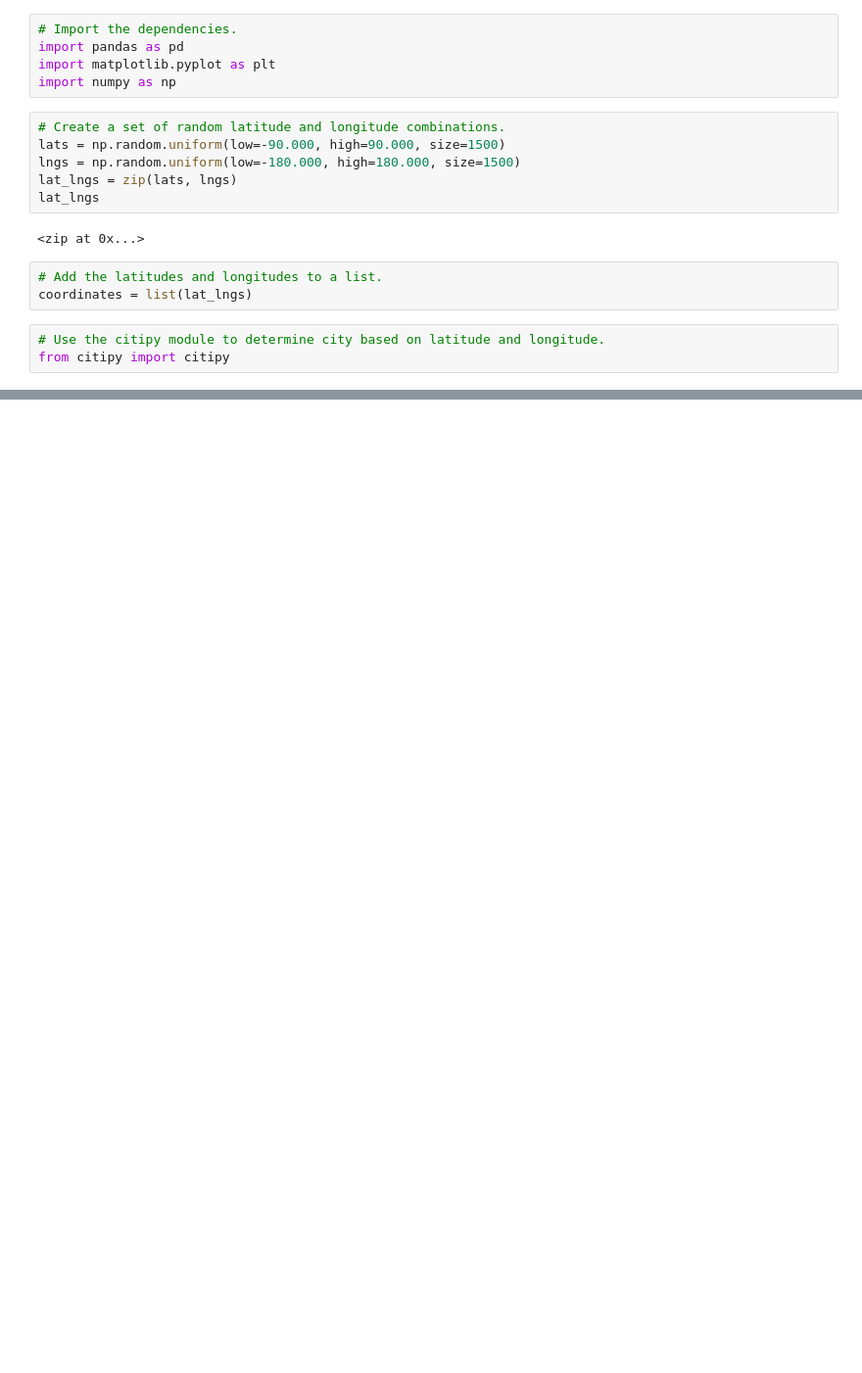
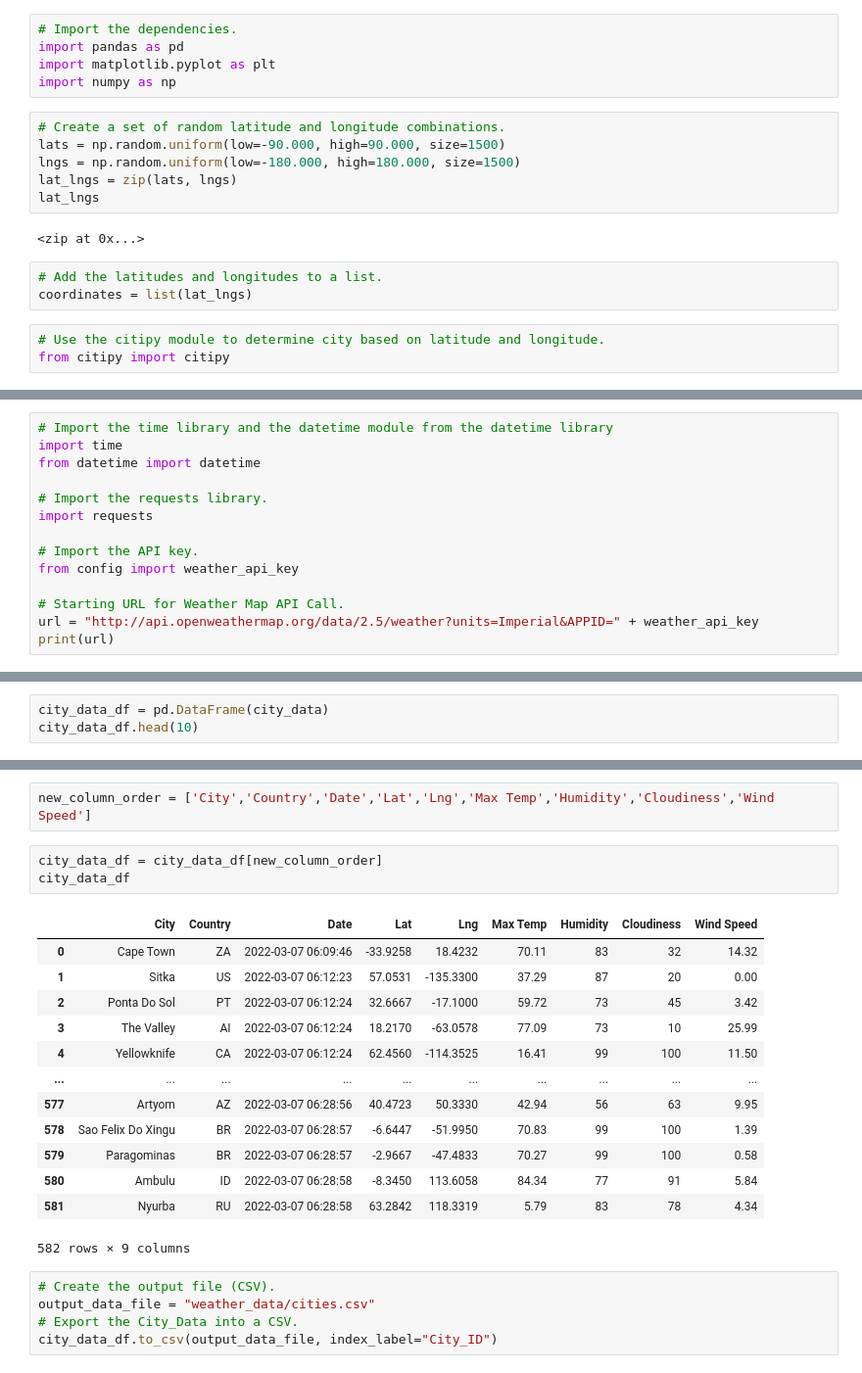
Before and after one commit to yycheung/World_Weather_Analysis, a Jupyter notebook: WeatherPy.ipynb, the cells around one changed output, grey strips where cells are left out. Shown at 98% size. Drawn from its saved outputs; the diff is of its cells as text; blank space fills up the shorter version.

Commit message:
DataFrame of City Weather Data

```diff
--- a/WeatherPy.ipynb
+++ b/WeatherPy.ipynb
@@ -56,0 +79,14 @@ len(cities)
+# %%
+# Import the time library and the datetime module from the datetime library
+import time
+from datetime import datetime
+
+# Import the requests library.
+import requests
+
+# Import the API key.
+from config import weather_api_key
+
+# Starting URL for Weather Map API Call.
+url = "http://api.openweathermap.org/data/2.5/weather?units=Imperial&APPID=" + weather_api_key
+print(url)
@@ -56,0 +176,3 @@ len(cities)
+# %%
+city_data_df = pd.DataFrame(city_data)
+city_data_df.head(10)
@@ -56,0 +191,24 @@ len(cities)
+# %%
+new_column_order = ['City','Country','Date','Lat','Lng','Max Temp','Humidity','Cloudiness','Wind Speed']
+# %%
+city_data_df = city_data_df[new_column_order]
+city_data_df
+# %% [output]
+|  | City | Country | Date | Lat | Lng | Max Temp | Humidity | Cloudiness | Wind Speed |
+| 0 | Cape Town | ZA | 2022-03-07 06:09:46 | -33.9258 | 18.4232 | 70.11 | 83 | 32 | 14.32 |
+| 1 | Sitka | US | 2022-03-07 06:12:23 | 57.0531 | -135.3300 | 37.29 | 87 | 20 | 0.00 |
+| 2 | Ponta Do Sol | PT | 2022-03-07 06:12:24 | 32.6667 | -17.1000 | 59.72 | 73 | 45 | 3.42 |
+| 3 | The Valley | AI | 2022-03-07 06:12:24 | 18.2170 | -63.0578 | 77.09 | 73 | 10 | 25.99 |
+| 4 | Yellowknife | CA | 2022-03-07 06:12:24 | 62.4560 | -114.3525 | 16.41 | 99 | 100 | 11.50 |
+| ... | ... | ... | ... | ... | ... | ... | ... | ... | ... |
+| 577 | Artyom | AZ | 2022-03-07 06:28:56 | 40.4723 | 50.3330 | 42.94 | 56 | 63 | 9.95 |
+| 578 | Sao Felix Do Xingu | BR | 2022-03-07 06:28:57 | -6.6447 | -51.9950 | 70.83 | 99 | 100 | 1.39 |
+| 579 | Paragominas | BR | 2022-03-07 06:28:57 | -2.9667 | -47.4833 | 70.27 | 99 | 100 | 0.58 |
+| 580 | Ambulu | ID | 2022-03-07 06:28:58 | -8.3450 | 113.6058 | 84.34 | 77 | 91 | 5.84 |
+| 581 | Nyurba | RU | 2022-03-07 06:28:58 | 63.2842 | 118.3319 | 5.79 | 83 | 78 | 4.34 |
+582 rows × 9 columns
+# %%
+# Create the output file (CSV).
+output_data_file = "weather_data/cities.csv"
+# Export the City_Data into a CSV.
+city_data_df.to_csv(output_data_file, index_label="City_ID")
```
Also changed, not shown: parts of 8 cells of this notebook, 3 other files.
